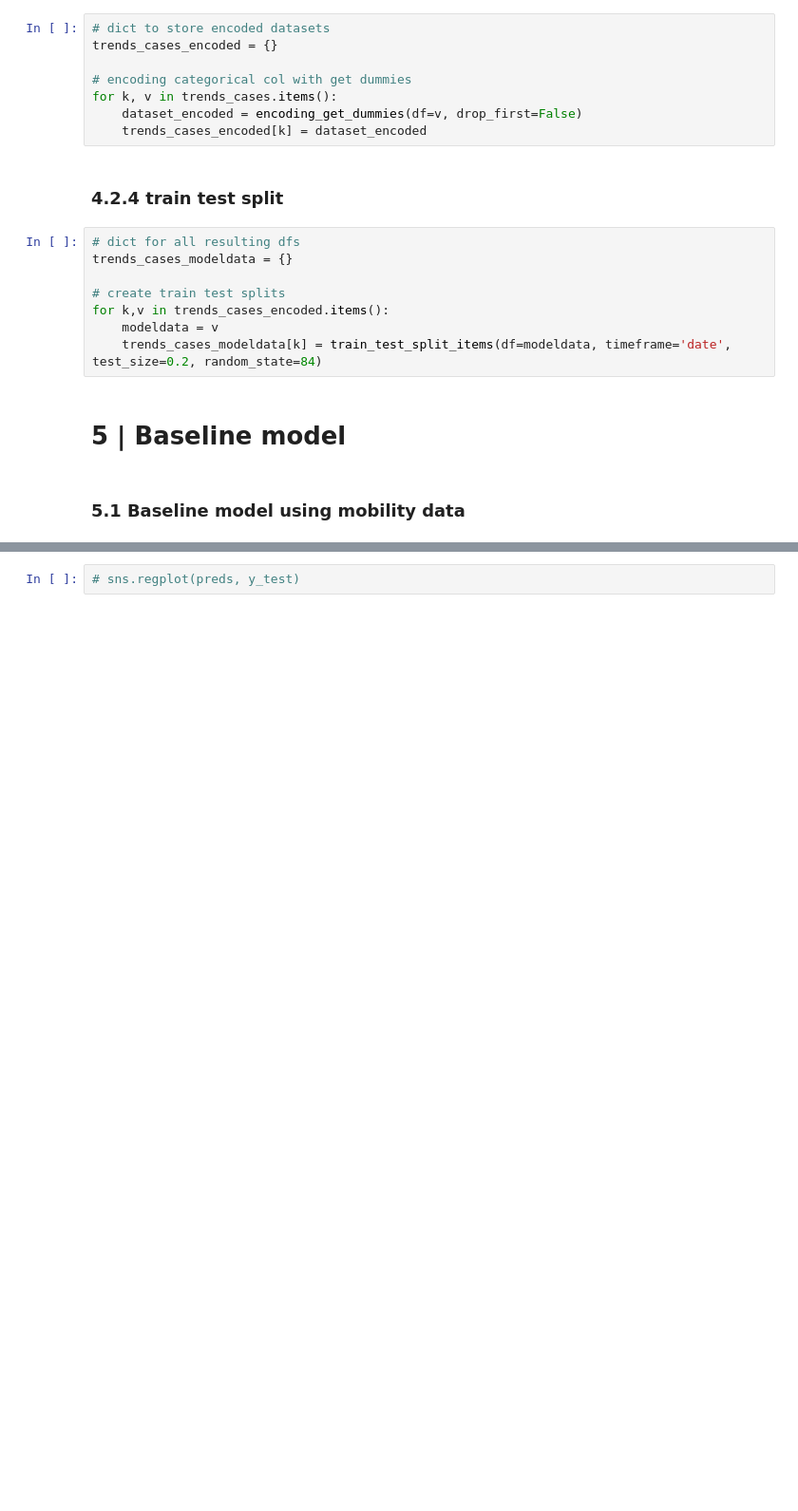
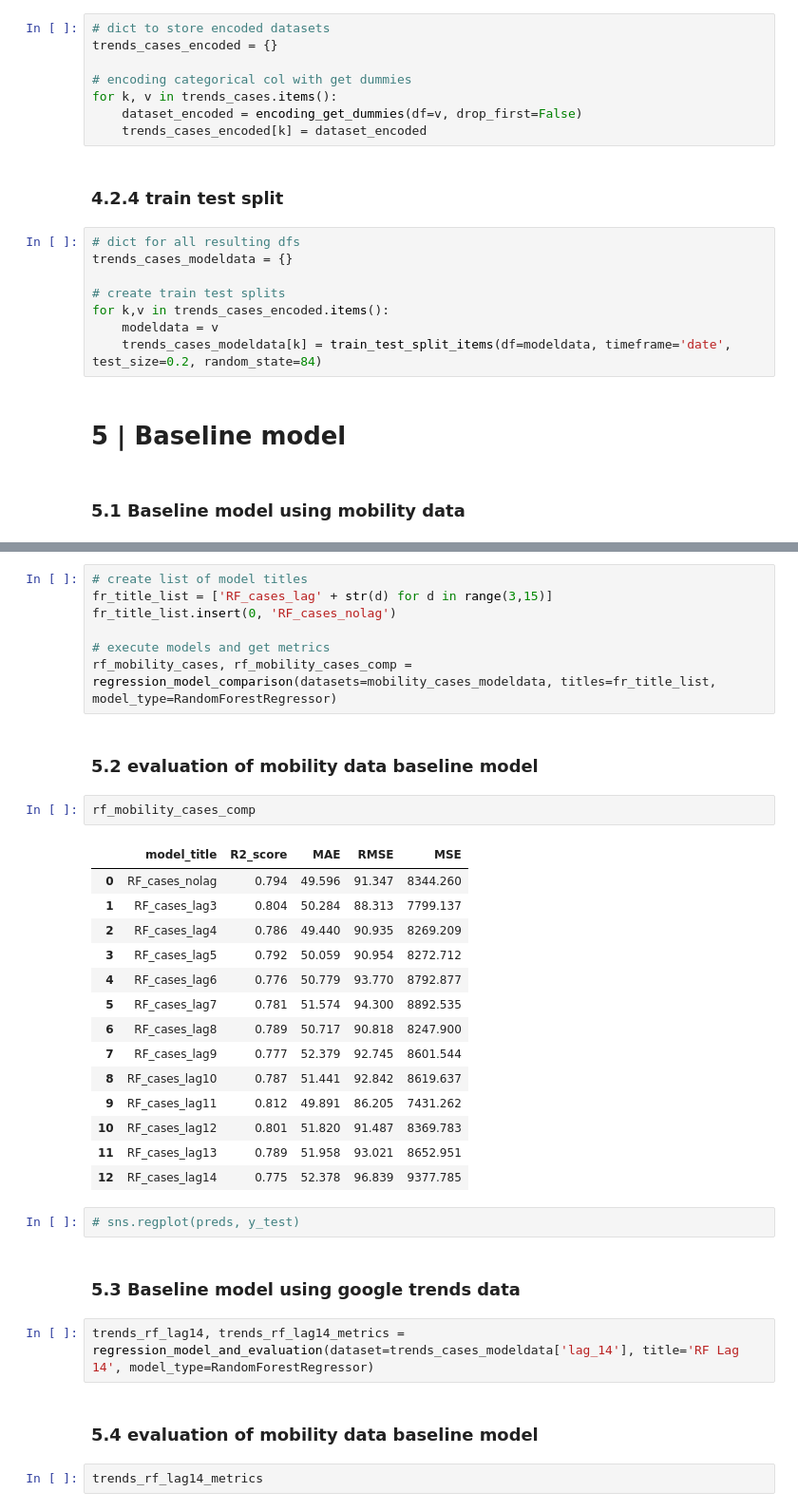
Before and after one commit to KevinSpurk/P03-how-to-predict-a-pandemic, a Jupyter notebook: P03_predict_covid19.ipynb, the cells around one changed output, grey strips where cells are left out. Shown at 95% size. Cells and saved outputs as stored; diff of their text form; blank space fills up the shorter version.

Commit message:
baseline model

```diff
--- a/P03_predict_covid19.ipynb
+++ b/P03_predict_covid19.ipynb
@@ -1199,2 +1234,36 @@ from sklearn.metrics import mean_squared_error
+# %%
+# create list of model titles
+fr_title_list = ['RF_cases_lag' + str(d) for d in range(3,15)]
+fr_title_list.insert(0, 'RF_cases_nolag')
+
+# execute models and get metrics
+rf_mobility_cases, rf_mobility_cases_comp = regression_model_comparison(datasets=mobility_cases_modeldata, titles=fr_title_list, model_type=RandomForestRegressor)
+# %% [markdown]
+### 5.2 evaluation of mobility data baseline model
+# %%
+rf_mobility_cases_comp
+# %% [output]
+|  | model_title | R2_score | MAE | RMSE | MSE |
+| 0 | RF_cases_nolag | 0.794 | 49.596 | 91.347 | 8344.260 |
+| 1 | RF_cases_lag3 | 0.804 | 50.284 | 88.313 | 7799.137 |
+| 2 | RF_cases_lag4 | 0.786 | 49.440 | 90.935 | 8269.209 |
+| 3 | RF_cases_lag5 | 0.792 | 50.059 | 90.954 | 8272.712 |
+| 4 | RF_cases_lag6 | 0.776 | 50.779 | 93.770 | 8792.877 |
+| 5 | RF_cases_lag7 | 0.781 | 51.574 | 94.300 | 8892.535 |
+| 6 | RF_cases_lag8 | 0.789 | 50.717 | 90.818 | 8247.900 |
+| 7 | RF_cases_lag9 | 0.777 | 52.379 | 92.745 | 8601.544 |
+| 8 | RF_cases_lag10 | 0.787 | 51.441 | 92.842 | 8619.637 |
+| 9 | RF_cases_lag11 | 0.812 | 49.891 | 86.205 | 7431.262 |
+| 10 | RF_cases_lag12 | 0.801 | 51.820 | 91.487 | 8369.783 |
+| 11 | RF_cases_lag13 | 0.789 | 51.958 | 93.021 | 8652.951 |
+| 12 | RF_cases_lag14 | 0.775 | 52.378 | 96.839 | 9377.785 |
 # %%
 # sns.regplot(preds, y_test)
+# %% [markdown]
+### 5.3 Baseline model using google trends data
+# %%
+trends_rf_lag14, trends_rf_lag14_metrics = regression_model_and_evaluation(dataset=trends_cases_modeldata['lag_14'], title='RF Lag 14', model_type=RandomForestRegressor)
+# %% [markdown]
+### 5.4 evaluation of mobility data baseline model
+# %%
+trends_rf_lag14_metrics
```
Also changed, not shown: parts of 28 cells of this notebook, 3 other files.
